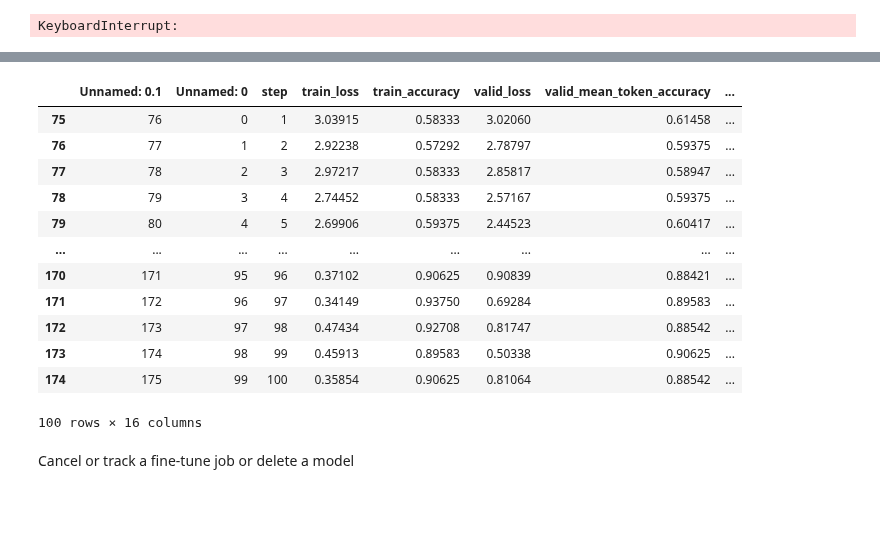
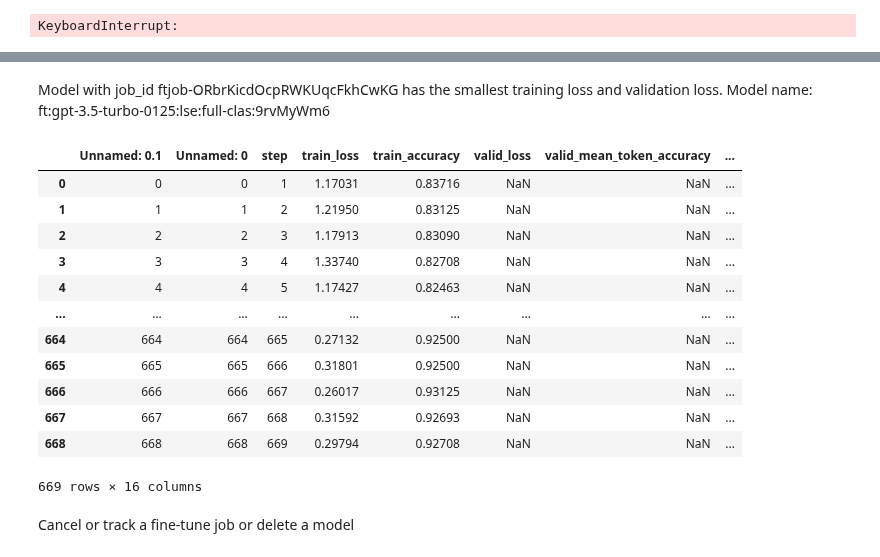
Before and after one commit to izu457/Thesis_Finetuning_GPT3.5_Political_Stance, a Jupyter notebook: Fine-Tuning_Classification.ipynb, the cells around one changed output, grey strips where cells are left out. Saved outputs shown, nothing was run; the diff lists cells and outputs as text; code cells hidden in the pictures; blank space fills up the shorter version.

```diff
--- a/Fine-Tuning_Classification.ipynb
+++ b/Fine-Tuning_Classification.ipynb
@@ -402,11 +415,11 @@ clas_results_metrics_copy.to_csv("results/clas_results_metrics_copy.csv")
 # %%
-clas_results_metrics_copy = pd.read_csv("results/clas_results_metrics_copy.csv")
+clas_results_metrics_copy = pd.read_csv("results/full_clas_results_metrics_copy.csv")
 
 # Find three most minimal losses to choose the best model
 min_loss = clas_results_metrics_copy["train_loss"].min()
 min_losses = clas_results_metrics_copy["train_loss"].nsmallest(3)
-display(min_loss)
-display(min_losses)
+#display(min_loss)
+#display(min_losses)
 print(f"Models {min_losses.index} are the models with the lowest losses of {min_losses.values}.")
 
 # Find the model with the smallest training AND validation loss
@@ -492,20 +500,23 @@ Name: 153, dtype: object
+# %% [markdown]
+Model with job_id ftjob-ORbrKicdOcpRWKUqcFkhCwKG has the smallest training loss and validation loss.
+Model name: ft:gpt-3.5-turbo-0125:lse:full-clas:9rvMyWm6
 # %%
 # print smallest sum of losses of models with combination lr: 5, epochs: 4, batch: 1
-display(clas_results_metrics_copy[clas_results_metrics_copy["hyperparameter_combination"] == "lr: 2.0, epochs: 10, batch: 1"])
+display(clas_results_metrics_copy[clas_results_metrics_copy["hyperparameter_combination"] == "lr: 2.0, epochs: 3, batch: 5"])
 # %% [output]
 |  | Unnamed: 0.1 | Unnamed: 0 | step | train_loss | train_accuracy | valid_loss | valid_mean_token_accuracy | ... |
-| 75 | 76 | 0 | 1 | 3.03915 | 0.58333 | 3.02060 | 0.61458 | ... |
-| 76 | 77 | 1 | 2 | 2.92238 | 0.57292 | 2.78797 | 0.59375 | ... |
-| 77 | 78 | 2 | 3 | 2.97217 | 0.58333 | 2.85817 | 0.58947 | ... |
-| 78 | 79 | 3 | 4 | 2.74452 | 0.58333 | 2.57167 | 0.59375 | ... |
-| 79 | 80 | 4 | 5 | 2.69906 | 0.59375 | 2.44523 | 0.60417 | ... |
+| 0 | 0 | 0 | 1 | 1.17031 | 0.83716 | NaN | NaN | ... |
+| 1 | 1 | 1 | 2 | 1.21950 | 0.83125 | NaN | NaN | ... |
+| 2 | 2 | 2 | 3 | 1.17913 | 0.83090 | NaN | NaN | ... |
+| 3 | 3 | 3 | 4 | 1.33740 | 0.82708 | NaN | NaN | ... |
+| 4 | 4 | 4 | 5 | 1.17427 | 0.82463 | NaN | NaN | ... |
 | ... | ... | ... | ... | ... | ... | ... | ... | ... |
-| 170 | 171 | 95 | 96 | 0.37102 | 0.90625 | 0.90839 | 0.88421 | ... |
-| 171 | 172 | 96 | 97 | 0.34149 | 0.93750 | 0.69284 | 0.89583 | ... |
-| 172 | 173 | 97 | 98 | 0.47434 | 0.92708 | 0.81747 | 0.88542 | ... |
-| 173 | 174 | 98 | 99 | 0.45913 | 0.89583 | 0.50338 | 0.90625 | ... |
-| 174 | 175 | 99 | 100 | 0.35854 | 0.90625 | 0.81064 | 0.88542 | ... |
+| 664 | 664 | 664 | 665 | 0.27132 | 0.92500 | NaN | NaN | ... |
+| 665 | 665 | 665 | 666 | 0.31801 | 0.92500 | NaN | NaN | ... |
+| 666 | 666 | 666 | 667 | 0.26017 | 0.93125 | NaN | NaN | ... |
+| 667 | 667 | 667 | 668 | 0.31592 | 0.92693 | NaN | NaN | ... |
+| 668 | 668 | 668 | 669 | 0.29794 | 0.92708 | NaN | NaN | ... |
-100 rows × 16 columns
+669 rows × 16 columns
 # %% [markdown]
 Cancel or track a fine-tune job or delete a model
 # %%
```
Also changed, not shown: parts of 15 cells of this notebook, 8 other files.
